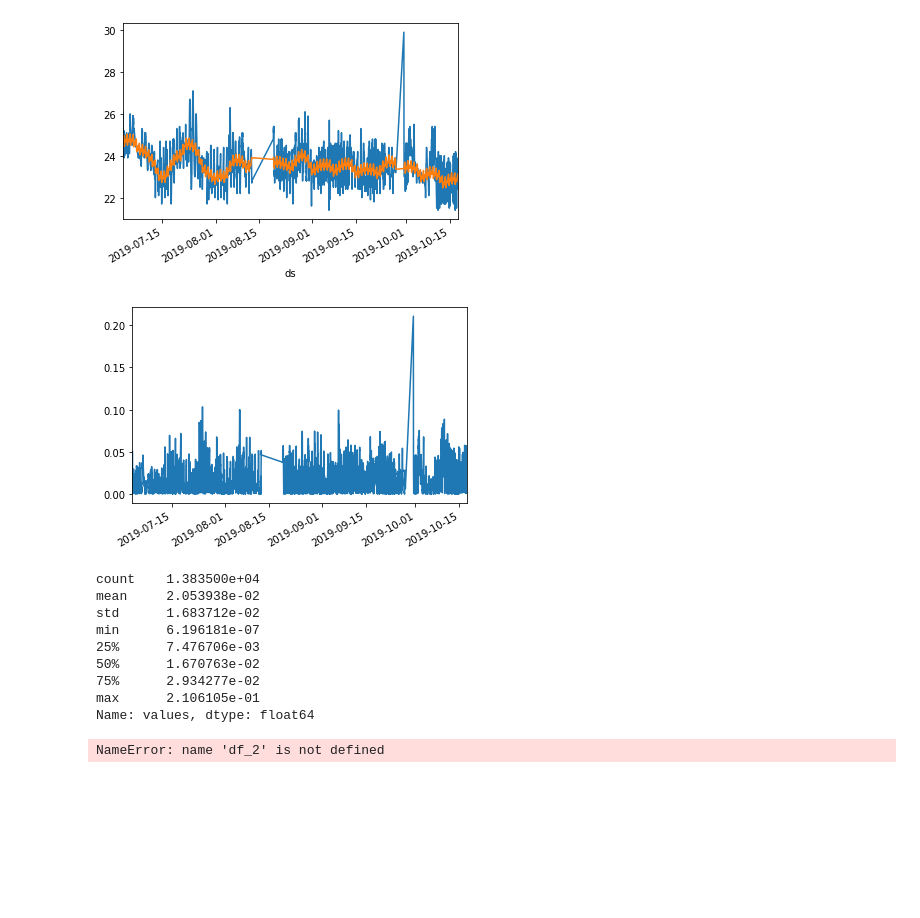
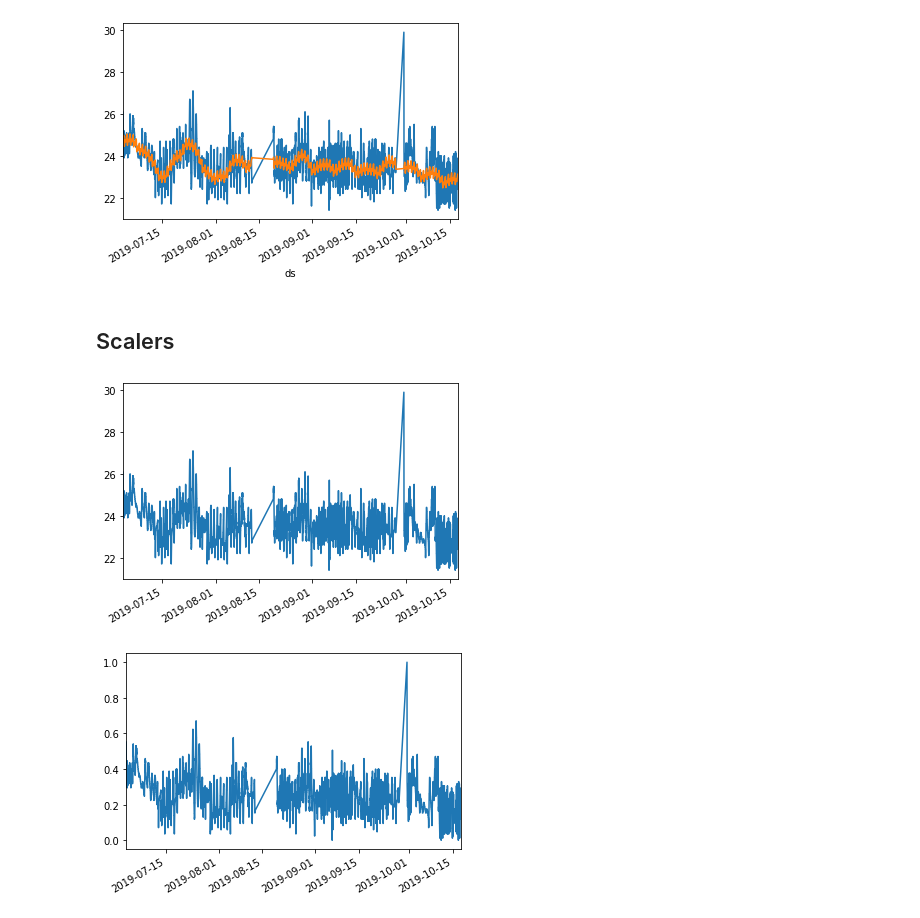
Before and after one commit to timeatlas-dev/timeatlas, a Jupyter notebook: docs/scrapbook.ipynb, the cells around one changed output. Saved outputs shown, nothing was run; the diff lists cells and outputs as text; code cells hidden in the pictures; blank space fills up the shorter version.

```diff
--- a/docs/scrapbook.ipynb
+++ b/docs/scrapbook.ipynb
@@ -122,18 +122,10 @@ Name: values, Length: 13835, dtype: float64
 # %%
 # Create the base of the detector.
 # i.e. this detector is based on this model and compute this error
-#d = detectors.Surprise()
+d = detectors.Surprise(m1, metrics.relative_error)
 
-# Fit the detector to a defined time series
-# - compute the re, re_norm3
-#a = d.compute(m1, ts, metrics.relative_error)\
-#    .normalize("minmax")\
-#    .set_alerts("quantile", [0.85, 0.95])\
-#    .detect(ts)
+# Set the alerts
+d.alerts("quantile", [0.85, 0.9])\
 
-
-#a = Surprise(m1, metrics.relative_error)\
-#    .normalize("minmax")\
-#    .alerts("quantile", [0.85, 0.95])\
-#    .fit(ts)
-#    .detect(ts)
+# Fit the detector with a specific Time Series
+d.fit(ts)
@@ -163,32 +139,13 @@ d.truth.plot()
 d.prediction.plot()
 # %% [output]
 [figure]
-# %%
-d.surprise.plot()
-# %% [output]
-[figure, removed]
+# %% [markdown]
+## Scalers
 # %%
 from timeatlas.processing import scalers
+# %%
+ts.plot()
+# %% [output]
+[figure, added]
 # %%
 y = scalers.minmax(ts)
-# %%
-d.surprise.describe()
-# %% [output]
-count    1.383500e+04
-mean     2.053938e-02
-std      1.683712e-02
-min      6.196181e-07
-25%      7.476706e-03
-50%      1.670763e-02
-75%      2.934277e-02
-max      2.106105e-01
-Name: values, dtype: float64
-# %%
-warning_percent = 0.85
-warning_threshold = df_2["re_norm"].quantile(q=warning_percent)
-critical_percent = 0.95
-critical_threshold = df_2["re_norm"].quantile(q=critical_percent)
-df_2["warn"] = df_2.apply(lambda x: warn(x.re_norm, warning_threshold, critical_threshold), axis=1)
-df_2["warn_roll"] = df_2["warn"].rolling("120 min").max()
-# %% [output]
-NameError: name 'df_2' is not defined
@@ -209,0 +152,4 @@ ts2 = ts.apply(func, ts3)
+# %%
+y.plot()
+# %% [output]
+[figure, added]
```
Also changed, not shown: parts of 15 cells of this notebook.
